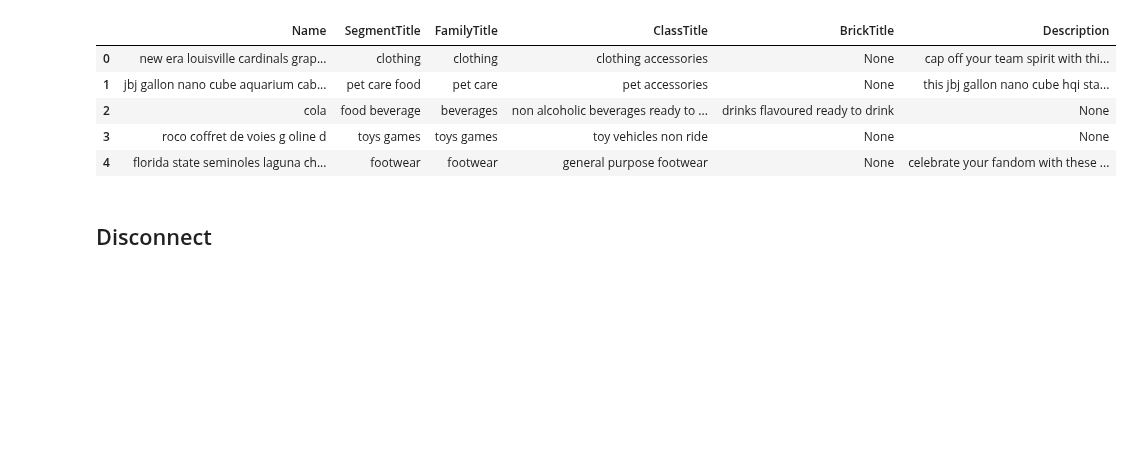
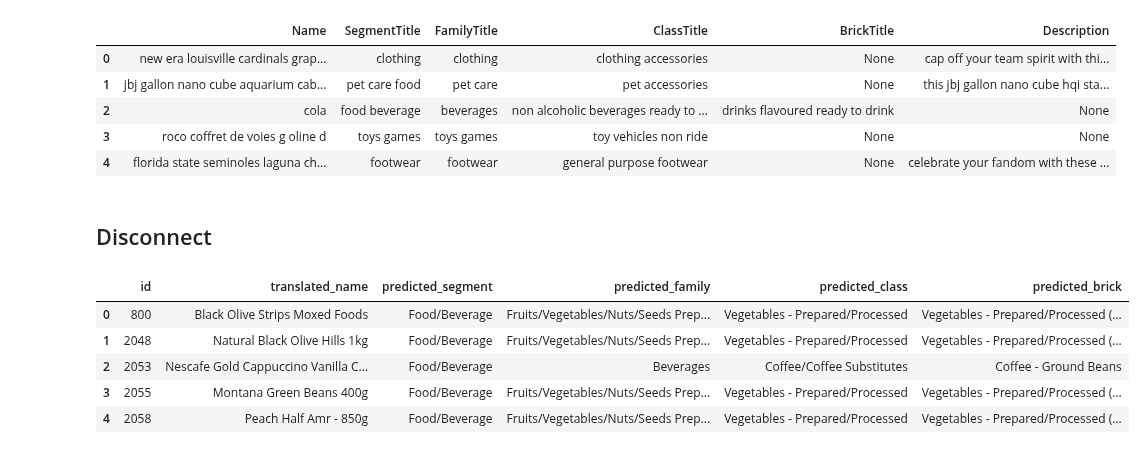
Before and after one commit to A11Veles/PC_Iter7, a Jupyter notebook: src/prepare_mwpd_data.ipynb, the cells around one changed output. Cells and saved outputs as stored; diff of their text form; code cells hidden in the pictures; blank space fills up the shorter version.

```diff
--- a/src/prepare_mwpd_data.ipynb
+++ b/src/prepare_mwpd_data.ipynb
@@ -184,3 +184,20 @@ df.to_csv(DATA_PATH / "combined_data_claned.csv")
 ## Disconnect
 # %%
 td_db.disconnect()
+# %%
+train_df = pd.read_csv(TRANSLATED_TEST_DATASET)
+manual_df = pd.read_csv(MANUALLY_LABELLED_DATASET)
+# %%
+joined_df = pd.concat([train_df, manual_df], ignore_index=True)
+joined_df = joined_df.sort_values(by="predicted_segment", na_position="last")
+
+joined_df = joined_df.drop_duplicates(subset=["translated_name"], keep="first").reset_index(drop=True)
+joined_df = joined_df.drop(['Unnamed: 0', 'new_id'], axis=1)
+joined_df.head()
+# %% [output]
+|  | id | translated_name | predicted_segment | predicted_family | predicted_class | predicted_brick |
+| 0 | 800 | Black Olive Strips Moxed Foods | Food/Beverage | Fruits/Vegetables/Nuts/Seeds Prep... | Vegetables - Prepared/Processed | Vegetables - Prepared/Processed (... |
+| 1 | 2048 | Natural Black Olive Hills 1kg | Food/Beverage | Fruits/Vegetables/Nuts/Seeds Prep... | Vegetables - Prepared/Processed | Vegetables - Prepared/Processed (... |
+| 2 | 2053 | Nescafe Gold Cappuccino Vanilla C... | Food/Beverage | Beverages | Coffee/Coffee Substitutes | Coffee - Ground Beans |
+| 3 | 2055 | Montana Green Beans 400g | Food/Beverage | Fruits/Vegetables/Nuts/Seeds Prep... | Vegetables - Prepared/Processed | Vegetables - Prepared/Processed (... |
+| 4 | 2058 | Peach Half Amr - 850g | Food/Beverage | Fruits/Vegetables/Nuts/Seeds Prep... | Vegetables - Prepared/Processed | Vegetables - Prepared/Processed (... |
```
Also changed, not shown: parts of 2 cells of this notebook, 2 other files.
